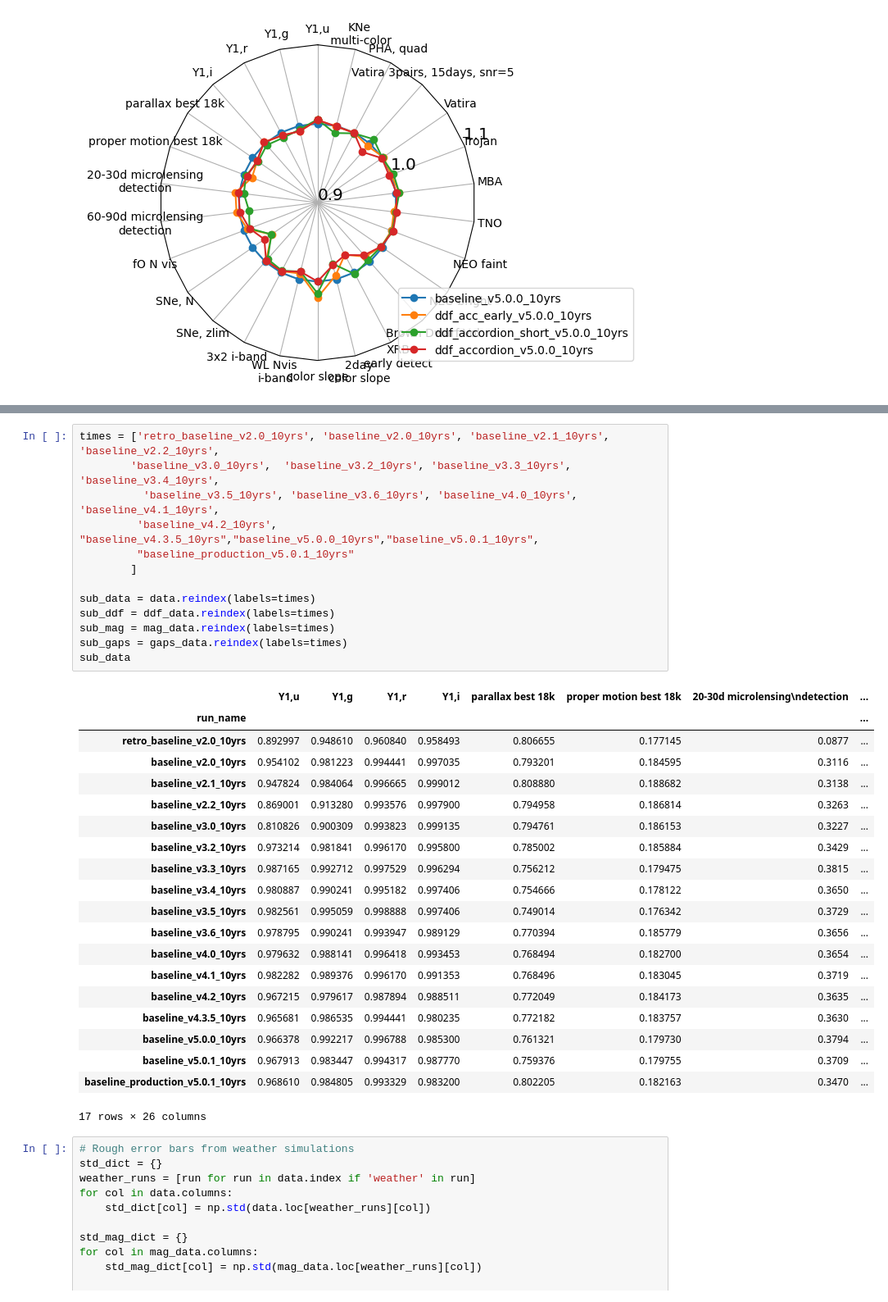
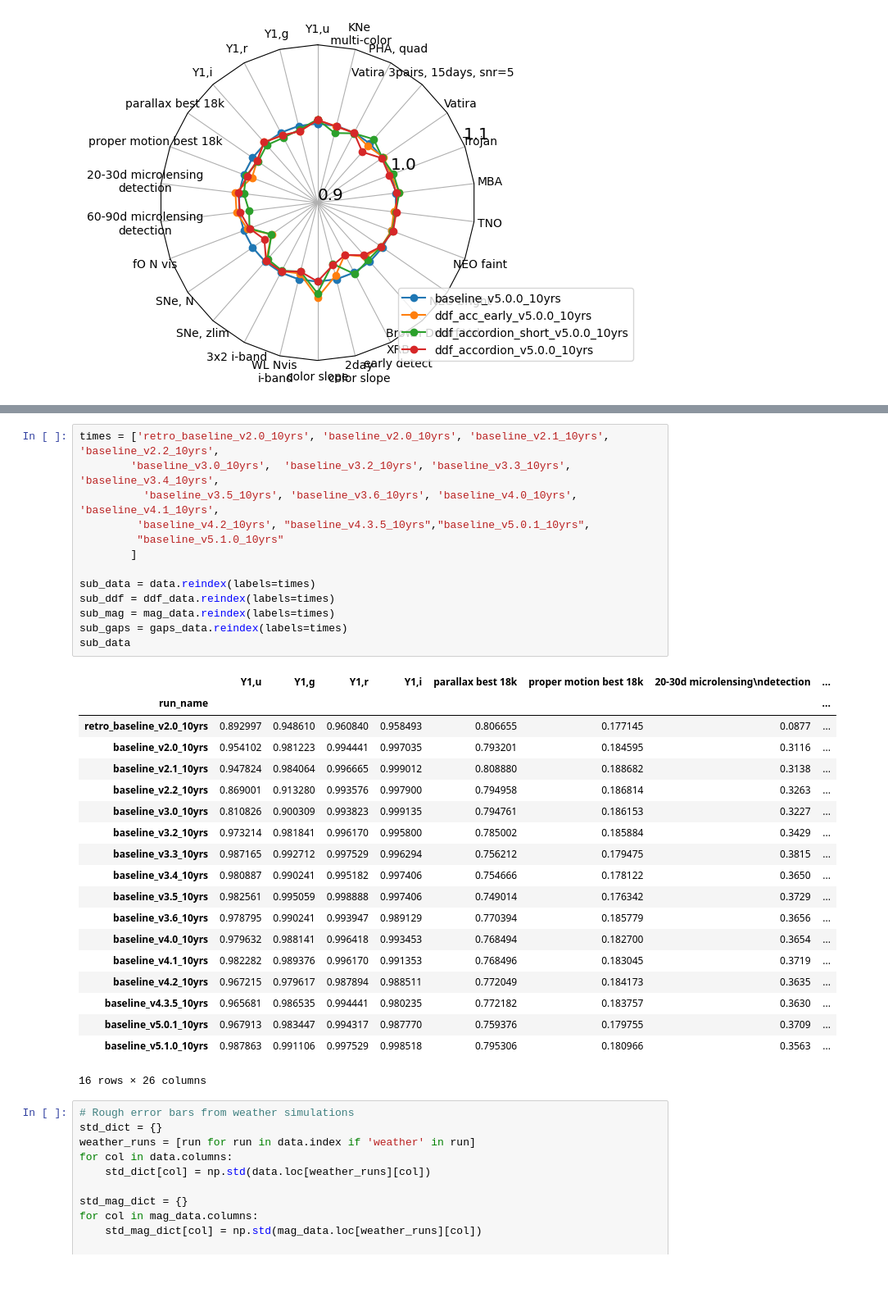
Before and after one commit to lsst-sims/sims_featureScheduler_runs5.1, a Jupyter notebook: maf/quick_look.ipynb, the cells around one changed output, grey strips where cells are left out. Shown at 82% size. Drawn from its saved outputs; the diff is of its cells as text; blank space fills up the shorter version.

```diff
--- a/maf/quick_look.ipynb
+++ b/maf/quick_look.ipynb
@@ -328,37 +261,36 @@ fig, ax = radar(ndata, legend=True, rgrids=[0.3, 1.0, 2.1], bbox_to_anchor=(1.5,
 # %%
 times = ['retro_baseline_v2.0_10yrs', 'baseline_v2.0_10yrs', 'baseline_v2.1_10yrs', 'baseline_v2.2_10yrs',
         'baseline_v3.0_10yrs',  'baseline_v3.2_10yrs', 'baseline_v3.3_10yrs', 'baseline_v3.4_10yrs',
           'baseline_v3.5_10yrs', 'baseline_v3.6_10yrs', 'baseline_v4.0_10yrs', 'baseline_v4.1_10yrs',
-         'baseline_v4.2_10yrs', "baseline_v4.3.5_10yrs","baseline_v5.0.0_10yrs","baseline_v5.0.1_10yrs",
-         "baseline_production_v5.0.1_10yrs"
+         'baseline_v4.2_10yrs', "baseline_v4.3.5_10yrs","baseline_v5.0.1_10yrs",
+         "baseline_v5.1.0_10yrs"
         ]
 
 sub_data = data.reindex(labels=times)
 sub_ddf = ddf_data.reindex(labels=times)
 sub_mag = mag_data.reindex(labels=times)
 sub_gaps = gaps_data.reindex(labels=times)
 sub_data
 # %% [output]
 |  | Y1,u | Y1,g | Y1,r | Y1,i | parallax best 18k | proper motion best 18k | 20-30d microlensing\ndetection | ... |
 | run_name |  |  |  |  |  |  |  | ... |
 | retro_baseline_v2.0_10yrs | 0.892997 | 0.948610 | 0.960840 | 0.958493 | 0.806655 | 0.177145 | 0.0877 | ... |
 | baseline_v2.0_10yrs | 0.954102 | 0.981223 | 0.994441 | 0.997035 | 0.793201 | 0.184595 | 0.3116 | ... |
 | baseline_v2.1_10yrs | 0.947824 | 0.984064 | 0.996665 | 0.999012 | 0.808880 | 0.188682 | 0.3138 | ... |
 | baseline_v2.2_10yrs | 0.869001 | 0.913280 | 0.993576 | 0.997900 | 0.794958 | 0.186814 | 0.3263 | ... |
 | baseline_v3.0_10yrs | 0.810826 | 0.900309 | 0.993823 | 0.999135 | 0.794761 | 0.186153 | 0.3227 | ... |
 | baseline_v3.2_10yrs | 0.973214 | 0.981841 | 0.996170 | 0.995800 | 0.785002 | 0.185884 | 0.3429 | ... |
 | baseline_v3.3_10yrs | 0.987165 | 0.992712 | 0.997529 | 0.996294 | 0.756212 | 0.179475 | 0.3815 | ... |
 | baseline_v3.4_10yrs | 0.980887 | 0.990241 | 0.995182 | 0.997406 | 0.754666 | 0.178122 | 0.3650 | ... |
 | baseline_v3.5_10yrs | 0.982561 | 0.995059 | 0.998888 | 0.997406 | 0.749014 | 0.176342 | 0.3729 | ... |
 | baseline_v3.6_10yrs | 0.978795 | 0.990241 | 0.993947 | 0.989129 | 0.770394 | 0.185779 | 0.3656 | ... |
 | baseline_v4.0_10yrs | 0.979632 | 0.988141 | 0.996418 | 0.993453 | 0.768494 | 0.182700 | 0.3654 | ... |
 | baseline_v4.1_10yrs | 0.982282 | 0.989376 | 0.996170 | 0.991353 | 0.768496 | 0.183045 | 0.3719 | ... |
 | baseline_v4.2_10yrs | 0.967215 | 0.979617 | 0.987894 | 0.988511 | 0.772049 | 0.184173 | 0.3635 | ... |
 | baseline_v4.3.5_10yrs | 0.965681 | 0.986535 | 0.994441 | 0.980235 | 0.772182 | 0.183757 | 0.3630 | ... |
-| baseline_v5.0.0_10yrs | 0.966378 | 0.992217 | 0.996788 | 0.985300 | 0.761321 | 0.179730 | 0.3794 | ... |
 | baseline_v5.0.1_10yrs | 0.967913 | 0.983447 | 0.994317 | 0.987770 | 0.759376 | 0.179755 | 0.3709 | ... |
-| baseline_production_v5.0.1_10yrs | 0.968610 | 0.984805 | 0.993329 | 0.983200 | 0.802205 | 0.182163 | 0.3470 | ... |
+| baseline_v5.1.0_10yrs | 0.987863 | 0.991106 | 0.997529 | 0.998518 | 0.795306 | 0.180966 | 0.3563 | ... |
-17 rows × 26 columns
+16 rows × 26 columns
 # %%
 # Rough error bars from weather simulations
 std_dict = {}
```
Also changed, not shown: parts of 16 cells of this notebook.
